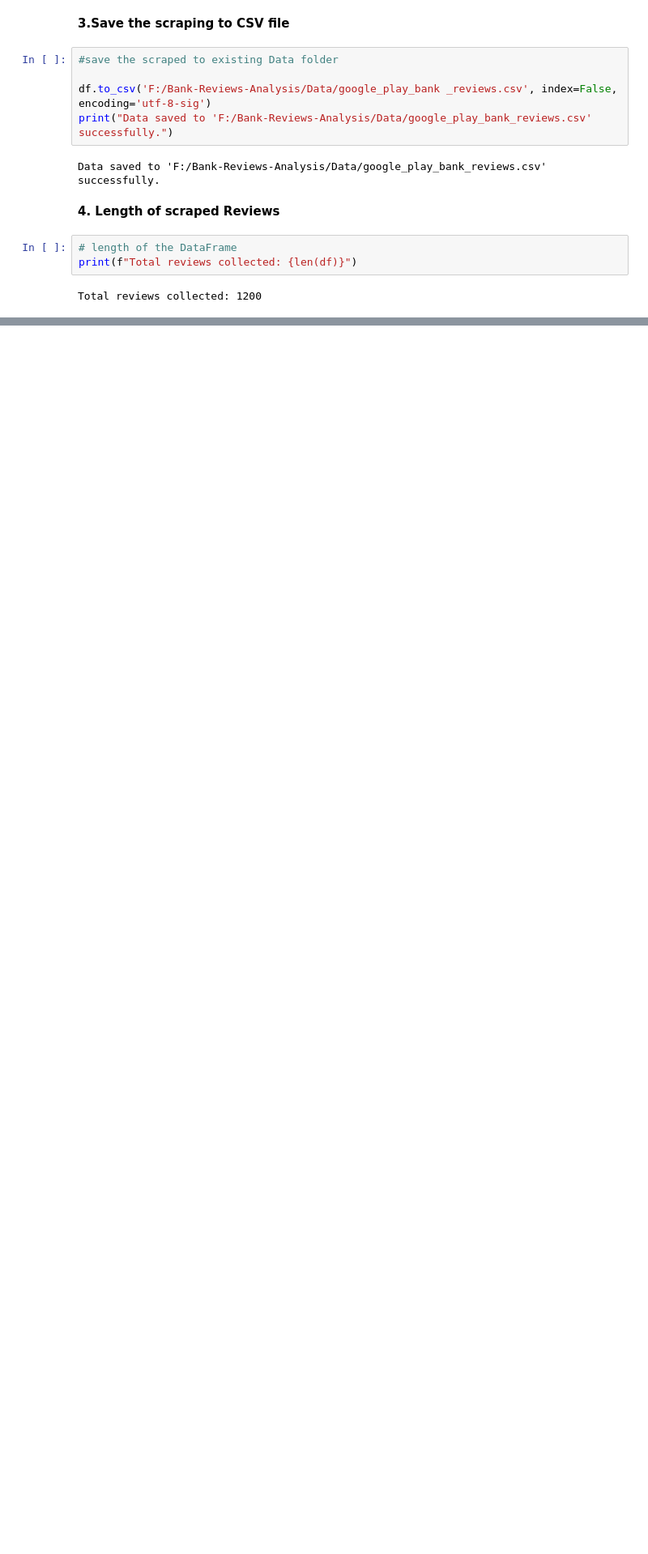
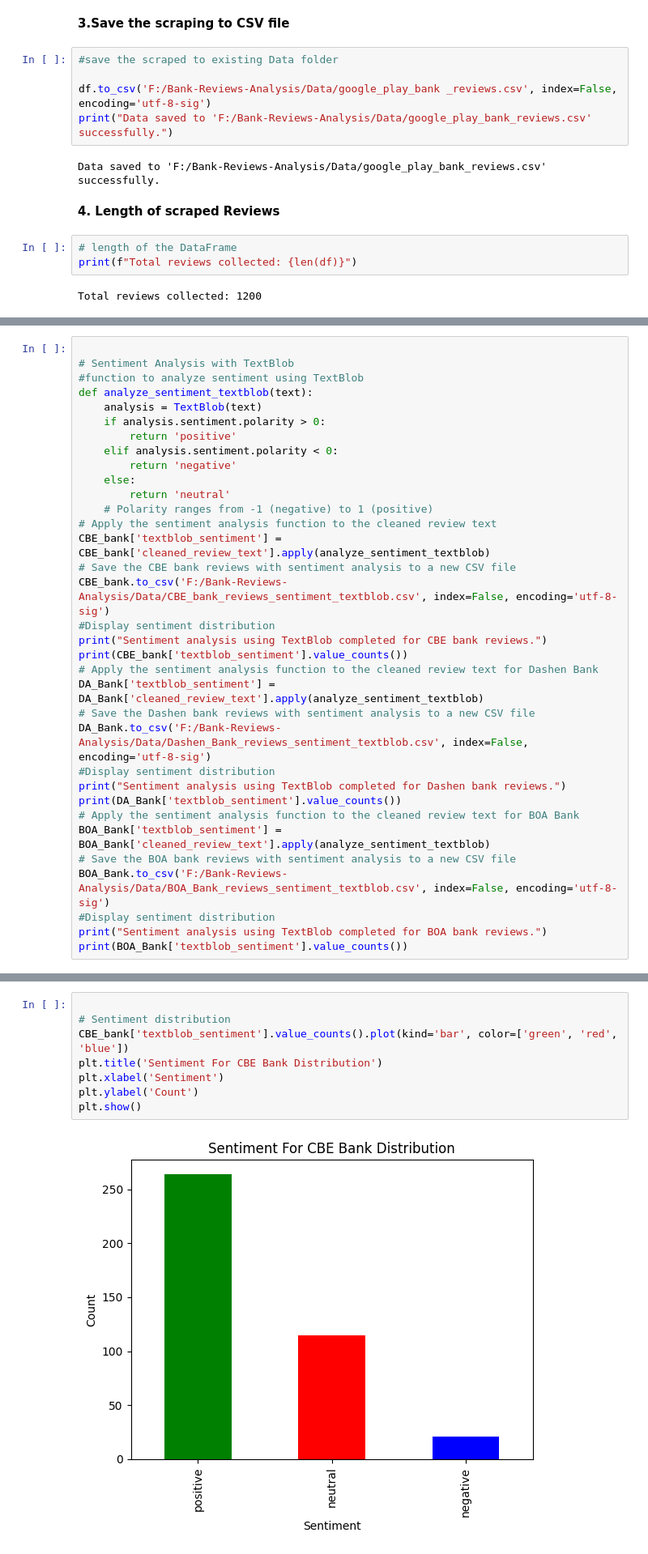
Before and after one commit to nanecha/Bank-Reviews-Analysis, a Jupyter notebook: notebookes/web_scraping_preprocessing.ipynb, the cells around one changed output, grey strips where cells are left out. Shown at 81% size. Drawn from its saved outputs; the diff is of its cells as text; blank space fills up the shorter version.

```diff
--- a/notebookes/web_scraping_preprocessing.ipynb
+++ b/notebookes/web_scraping_preprocessing.ipynb
@@ -200,0 +357,34 @@ plt.show()
+# %%
+
+# Sentiment Analysis with TextBlob
+#function to analyze sentiment using TextBlob
+def analyze_sentiment_textblob(text):
+    analysis = TextBlob(text)
+    if analysis.sentiment.polarity > 0:
+        return 'positive'
+    elif analysis.sentiment.polarity < 0:
+        return 'negative'
+    else:
+        return 'neutral'
+    # Polarity ranges from -1 (negative) to 1 (positive)
+# Apply the sentiment analysis function to the cleaned review text
+CBE_bank['textblob_sentiment'] = CBE_bank['cleaned_review_text'].apply(analyze_sentiment_textblob)
+# Save the CBE bank reviews with sentiment analysis to a new CSV file
+CBE_bank.to_csv('F:/Bank-Reviews-Analysis/Data/CBE_bank_reviews_sentiment_textblob.csv', index=False, encoding='utf-8-sig')
+#Display sentiment distribution
+print("Sentiment analysis using TextBlob completed for CBE bank reviews.")
+print(CBE_bank['textblob_sentiment'].value_counts())
+# Apply the sentiment analysis function to the cleaned review text for Dashen Bank
+DA_Bank['textblob_sentiment'] = DA_Bank['cleaned_review_text'].apply(analyze_sentiment_textblob)
+# Save the Dashen bank reviews with sentiment analysis to a new CSV file
+DA_Bank.to_csv('F:/Bank-Reviews-Analysis/Data/Dashen_Bank_reviews_sentiment_textblob.csv', index=False, encoding='utf-8-sig')
+#Display sentiment distribution
+print("Sentiment analysis using TextBlob completed for Dashen bank reviews.")
+print(DA_Bank['textblob_sentiment'].value_counts())
+# Apply the sentiment analysis function to the cleaned review text for BOA Bank
+BOA_Bank['textblob_sentiment'] = BOA_Bank['cleaned_review_text'].apply(analyze_sentiment_textblob)
+# Save the BOA bank reviews with sentiment analysis to a new CSV file
+BOA_Bank.to_csv('F:/Bank-Reviews-Analysis/Data/BOA_Bank_reviews_sentiment_textblob.csv', index=False, encoding='utf-8-sig')
+#Display sentiment distribution
+print("Sentiment analysis using TextBlob completed for BOA bank reviews.")
+print(BOA_Bank['textblob_sentiment'].value_counts())
@@ -200,0 +427,10 @@ plt.show()
+# %%
+
+# Sentiment distribution
+CBE_bank['textblob_sentiment'].value_counts().plot(kind='bar', color=['green', 'red', 'blue'])
+plt.title('Sentiment For CBE Bank Distribution')
+plt.xlabel('Sentiment')
+plt.ylabel('Count')
+plt.show()
+# %% [output]
+[figure, added]
```
Also changed, not shown: parts of 25 cells of this notebook, 1 other file.
